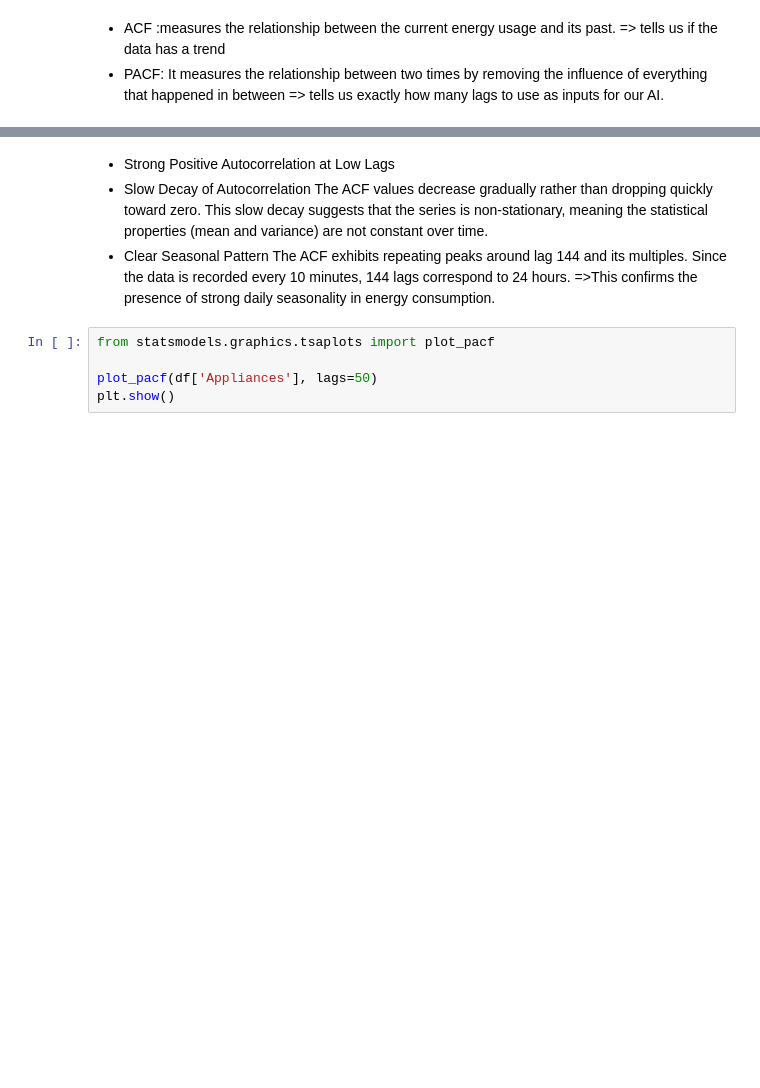
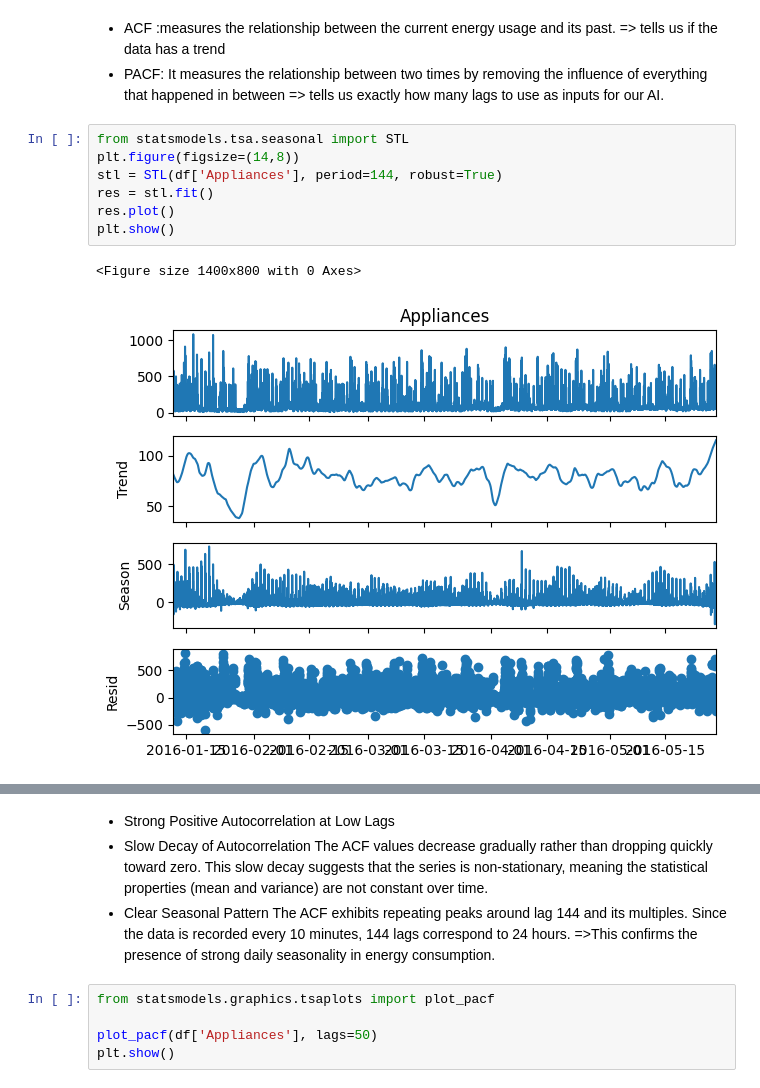
Before and after one commit to fatma-harabi04/energy-prediction-pytorch, a Jupyter notebook: notebooks/01_eda_exploration-DESKTOP-VQMSFH1.ipynb, the cells around one changed output, grey strips where cells are left out. Drawn from its saved outputs; the diff is of its cells as text; blank space fills up the shorter version.

```diff
--- a/notebooks/01_eda_exploration-DESKTOP-VQMSFH1.ipynb
+++ b/notebooks/01_eda_exploration-DESKTOP-VQMSFH1.ipynb
@@ -174,6 +169,16 @@ plt.show()
 => tells us if the data has a trend
 - PACF: It measures the relationship between two times by removing the influence of everything that happened in between
 => tells us exactly how many lags to use as inputs for our AI.
+# %%
+from statsmodels.tsa.seasonal import STL
+plt.figure(figsize=(14,8))
+stl = STL(df['Appliances'], period=144, robust=True)
+res = stl.fit()
+res.plot()
+plt.show()
+# %% [output]
+<Figure size 1400x800 with 0 Axes>
+[figure, added]
 # %%
 from statsmodels.graphics.tsaplots import plot_acf
 
```
Also changed, not shown: parts of 46 cells of this notebook, 1 other file.
